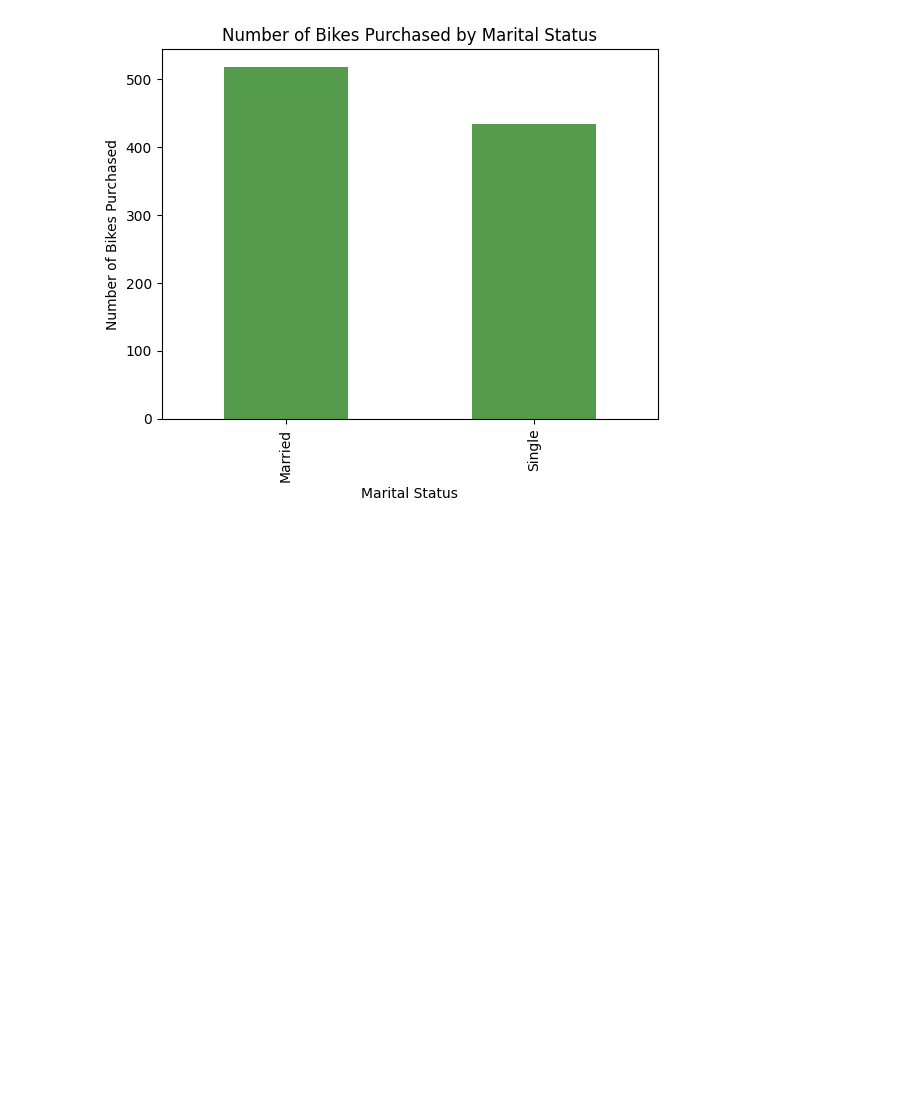
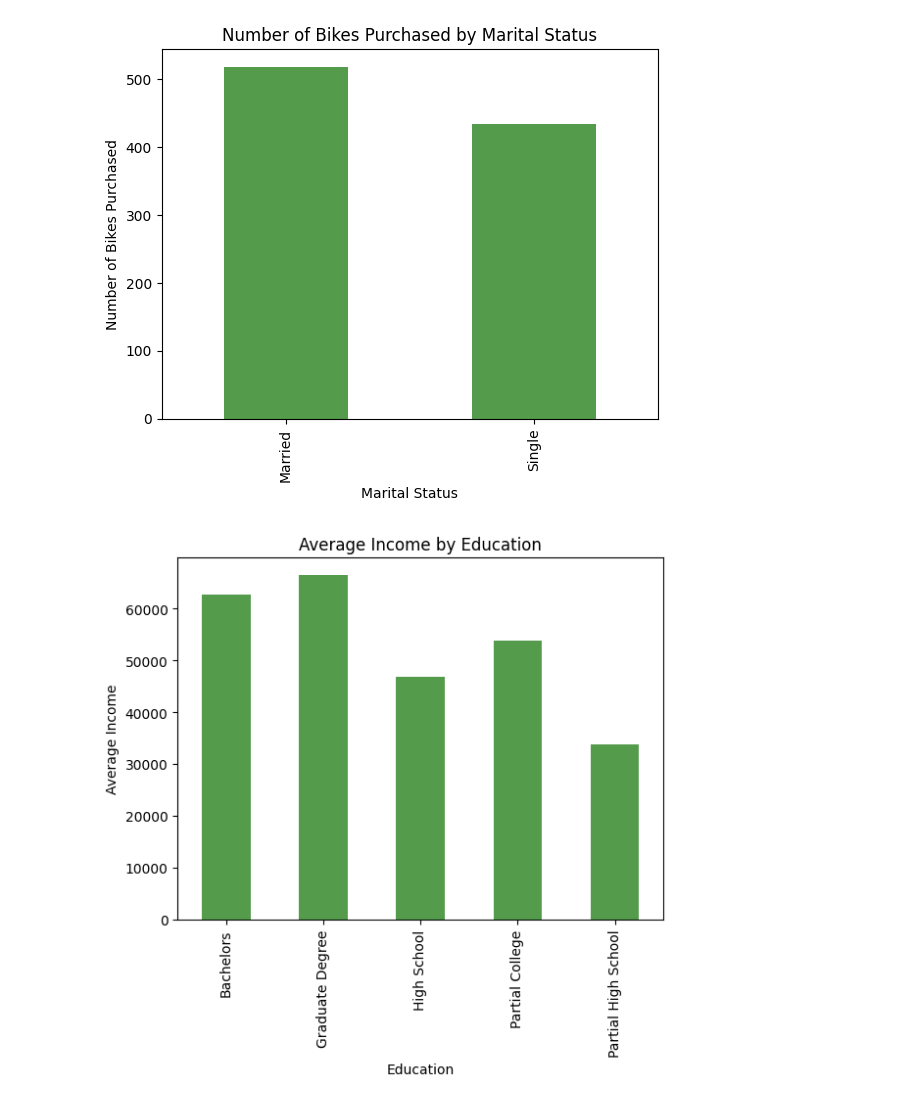
Before and after one commit to FrancoSimonini/bike-buyers-CRISP-DM_G2_CC52, a Jupyter notebook: Code/new_questions_3_7_8.ipynb, the cells around one changed output. Cells and saved outputs as stored; diff of their text form; code cells hidden in the pictures; blank space fills up the shorter version.

```diff
--- a/Code/new_questions_3_7_8.ipynb
+++ b/Code/new_questions_3_7_8.ipynb
@@ -29,4 +29,11 @@ bike_buyers.groupby('Marital Status').count()['Purchased Bike'].plot(kind='bar',
 plt.show()
 # %% [output]
 [figure]
+# %%
+#show a graph describing how much each education win as income
+bike_buyers.groupby('Education').mean()['Income'].plot(kind='bar', title='Average Income by Education',
+                                                                ylabel="Average Income", xlabel="Education",color="#549c4c")
+plt.show()
+# %% [output]
+[figure, added]
 # %%
```
Also changed, not shown: parts of 2 cells of this notebook.
